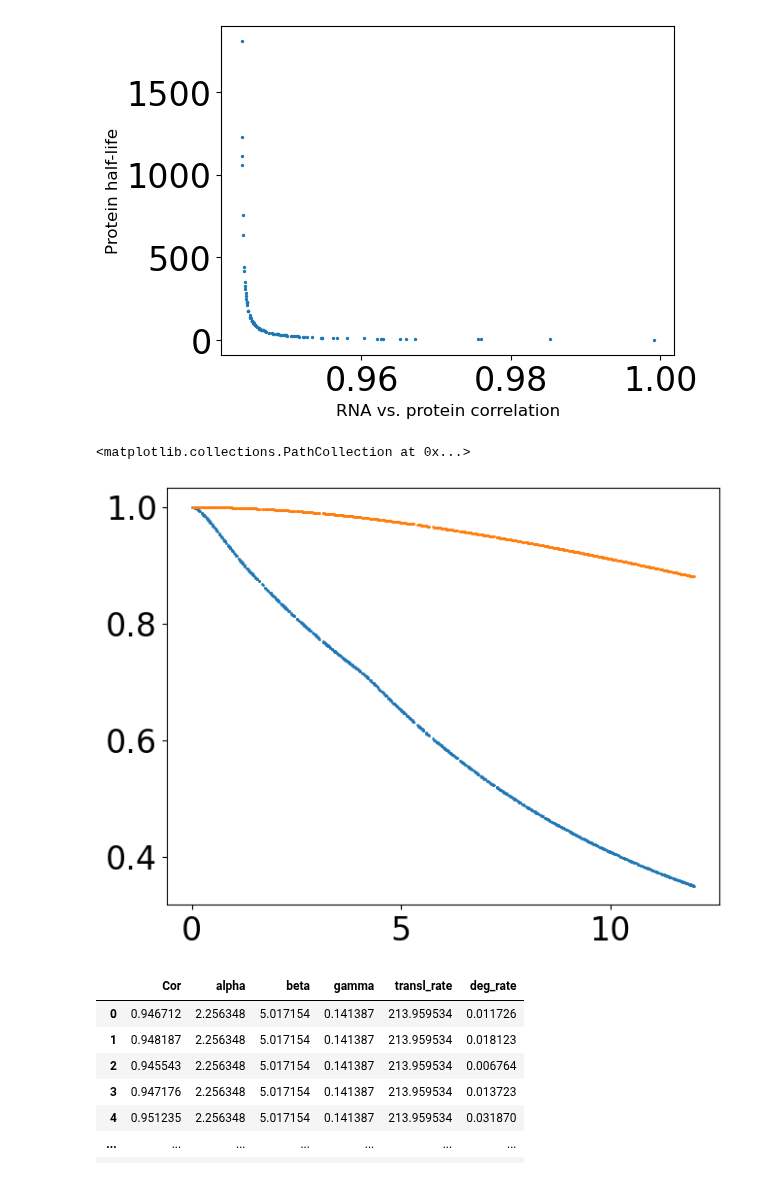
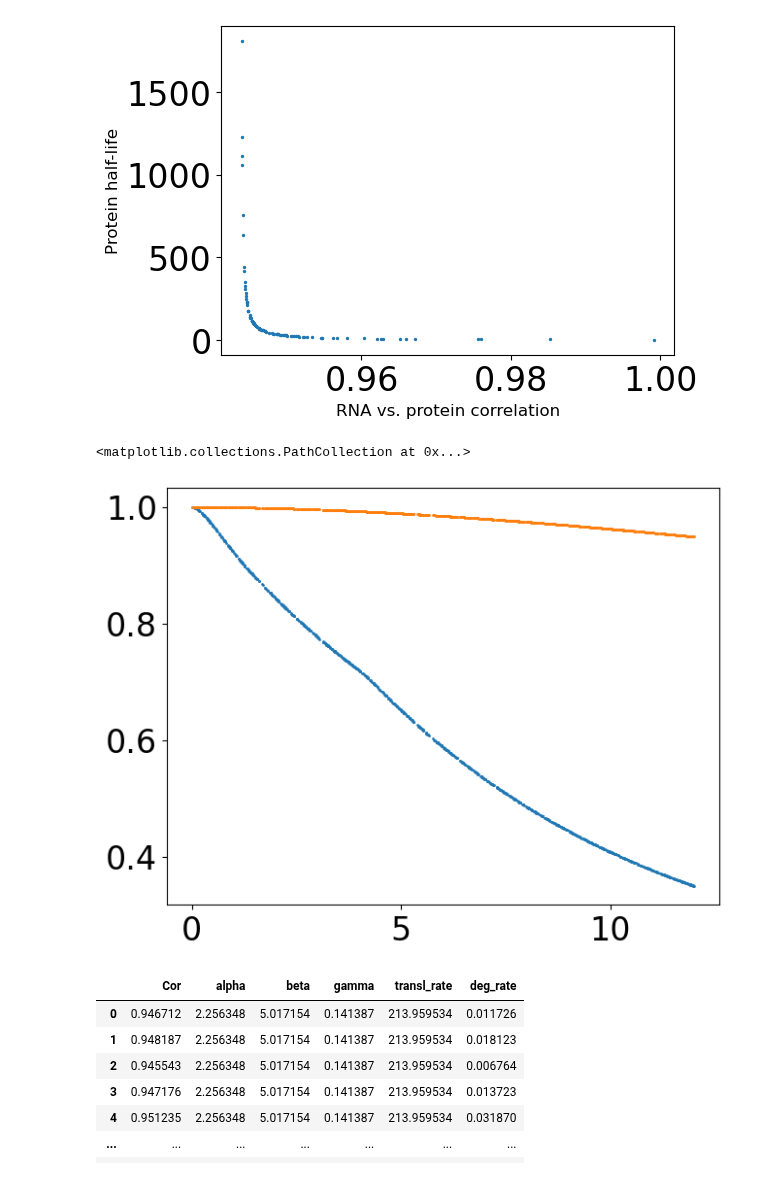
Before and after one commit to reliscu/chronocell_simulations, a Jupyter notebook: simulate_data_constant.ipynb, the cells around one changed output. Saved outputs shown, nothing was run; the diff lists cells and outputs as text; code cells hidden in the pictures.

```diff
--- a/simulate_data_constant.ipynb
+++ b/simulate_data_constant.ipynb
@@ -134,14 +129,14 @@ plt.ylabel('Protein half-life', fontsize=12);
 # %% [output]
 [figure]
 # %%
-i = 1
+i = 12
 y_i = Y[:, i, 1]/max(Y[:, i, 1])
 p_i = P[:, i]/max(P[:, i])
 plt.scatter(t, y_i, s=1)
 plt.scatter(t, p_i, s=1)
 # %% [output]
 <matplotlib.collections.PathCollection at 0x...>
-[figure, old version]
+[figure, new version]
 # %%
 data
 # %% [output]
```
Also changed, not shown: parts of 1 cell of this notebook, 1 other file.
